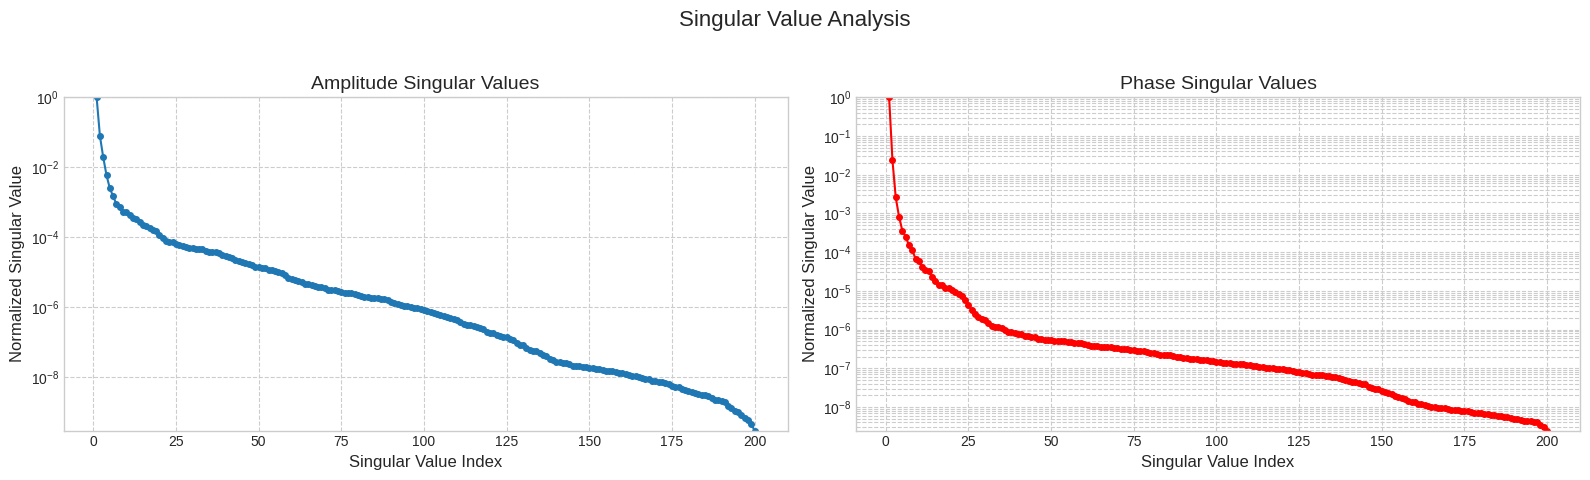
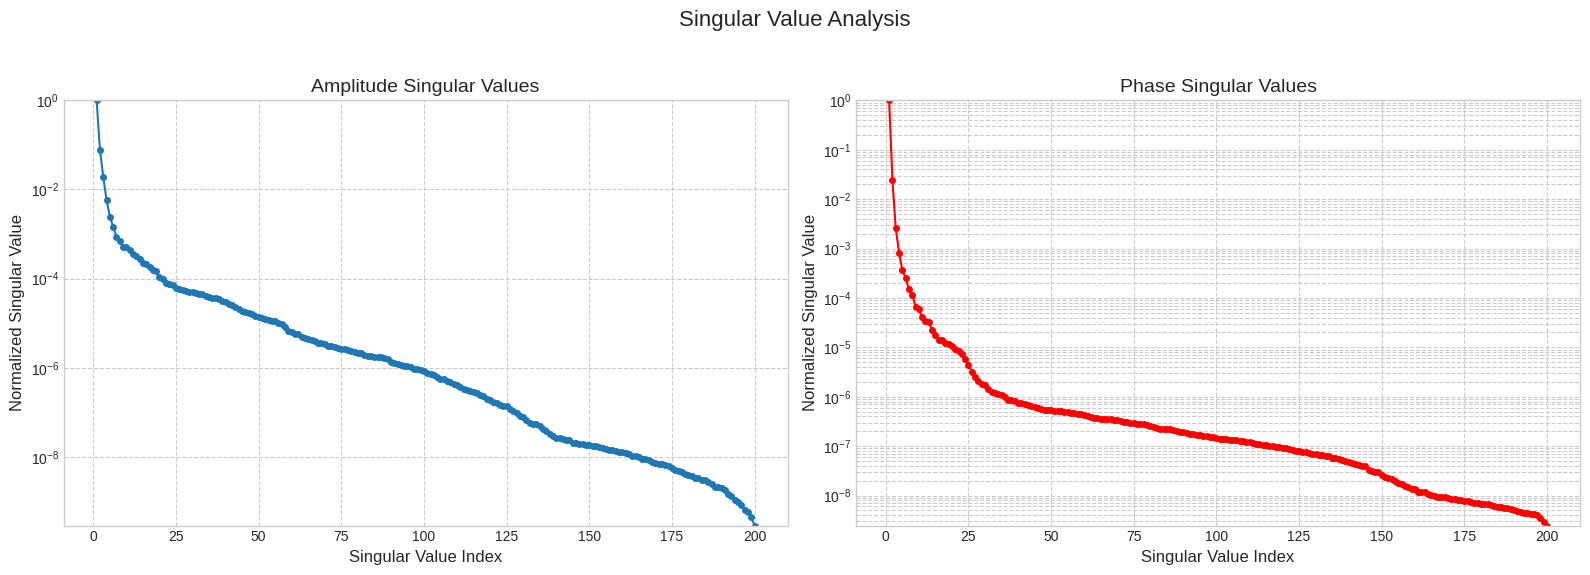
Code edit (unified diff) that turned the first committed figure into the second:
--- before
+++ after
@@ -1,5 +1,5 @@
 def plot_normalized_singular_values(sa, sp):
     plt.style.use('seaborn-v0_8-whitegrid')
-    fig, axs = plt.subplots(1, 2, figsize=(16, 5))
+    fig, axs = plt.subplots(1, 2, figsize=(16, 6))
     fig.suptitle("Singular Value Analysis", fontsize=16)
 

Commit: Added surrogate model notebook; added module directory